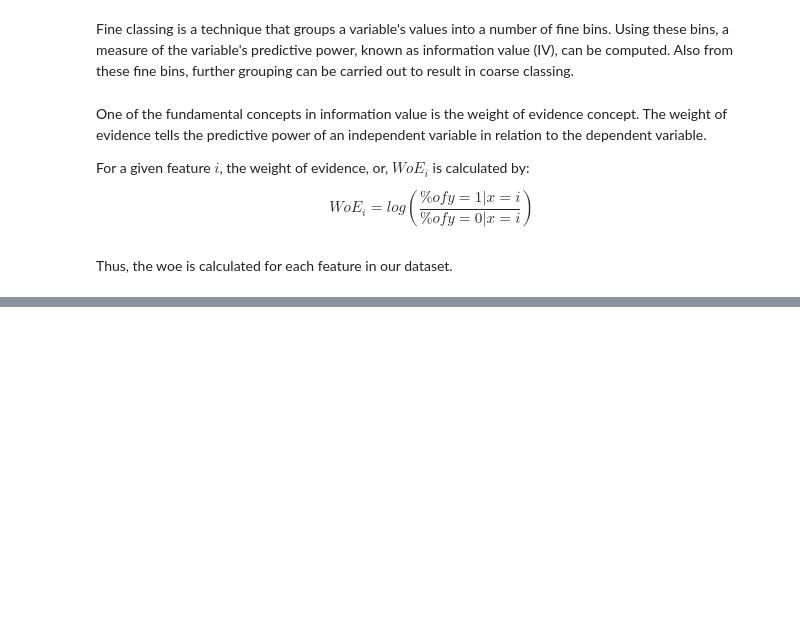
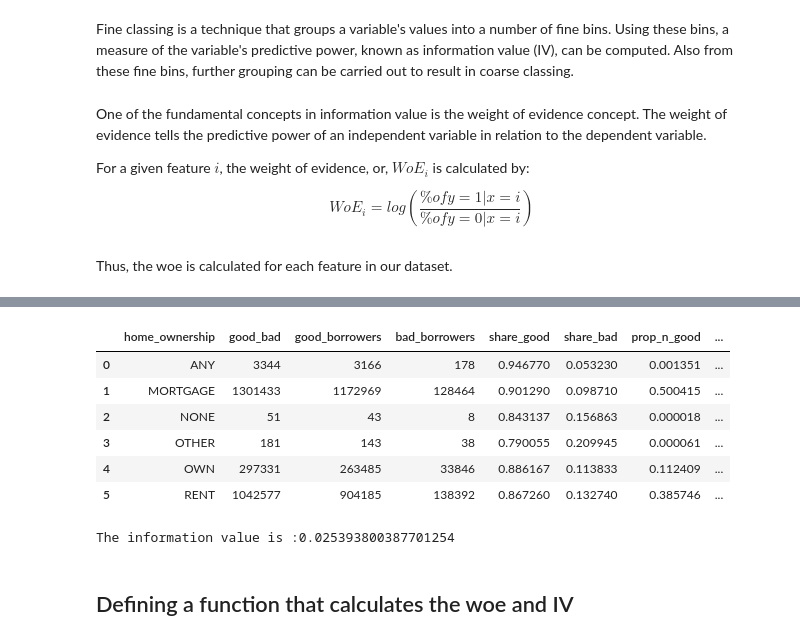
Before and after one commit to Eligijus112/expected-credit-loss, a Jupyter notebook: expected-credit-loss.ipynb, the cells around one changed output, grey strips where cells are left out. Drawn from its saved outputs; the diff is of its cells as text; code cells hidden in the pictures; blank space fills up the shorter version.

```diff
--- a/expected-credit-loss.ipynb
+++ b/expected-credit-loss.ipynb
@@ -429,0 +493,21 @@ Thus, the woe is calculated for each feature in our dataset.
+# %%
+grouped['woe'] = np.log(grouped['prop_n_good'] / grouped['prop_n_bad'])
+# %%
+grouped
+# %% [output]
+|  | home_ownership | good_bad | good_borrowers | bad_borrowers | share_good | share_bad | prop_n_good | ... |
+| 0 | ANY | 3344 | 3166 | 178 | 0.946770 | 0.053230 | 0.001351 | ... |
+| 1 | MORTGAGE | 1301433 | 1172969 | 128464 | 0.901290 | 0.098710 | 0.500415 | ... |
+| 2 | NONE | 51 | 43 | 8 | 0.843137 | 0.156863 | 0.000018 | ... |
+| 3 | OTHER | 181 | 143 | 38 | 0.790055 | 0.209945 | 0.000061 | ... |
+| 4 | OWN | 297331 | 263485 | 33846 | 0.886167 | 0.113833 | 0.112409 | ... |
+| 5 | RENT | 1042577 | 904185 | 138392 | 0.867260 | 0.132740 | 0.385746 | ... |
+# %%
+# Lets calculate the IV for the overall variable home_ownership
+IV = np.sum((grouped['prop_n_good'] - grouped['prop_n_bad']) * grouped['woe'])
+
+print(f'The information value is :{IV}')
+# %% [output]
+The information value is :0.025393800387701254
+# %% [markdown]
+## Defining a function that calculates the woe and IV
```
Also changed, not shown: parts of 11 cells of this notebook.
